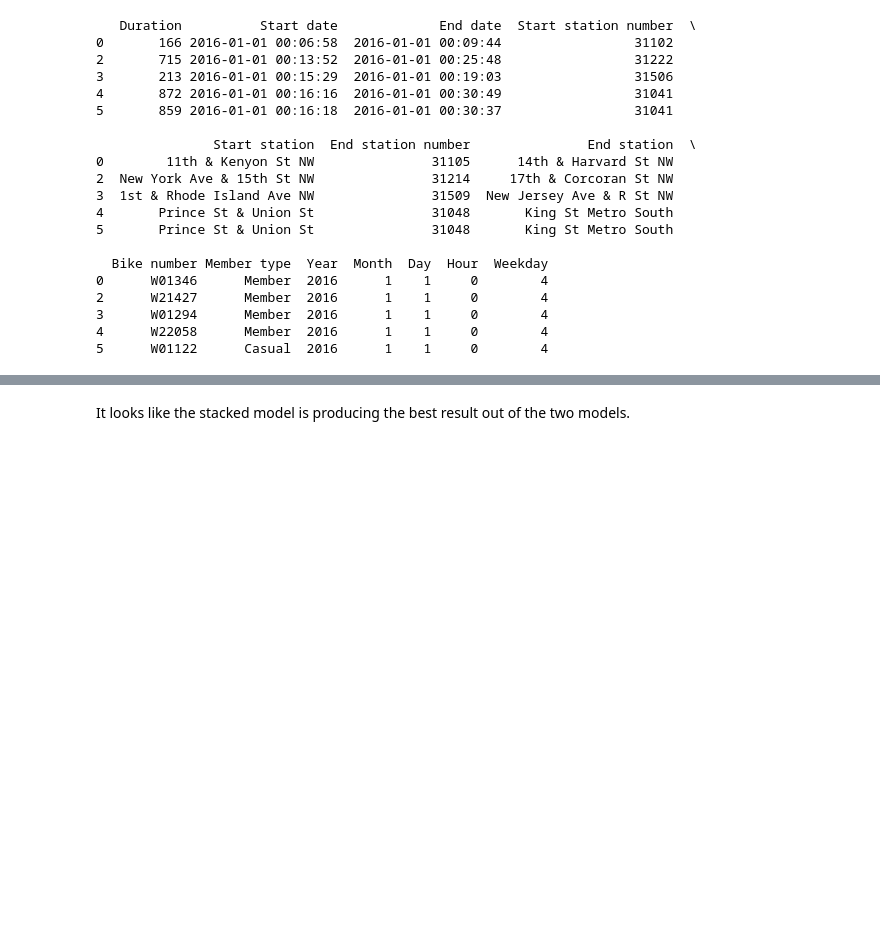
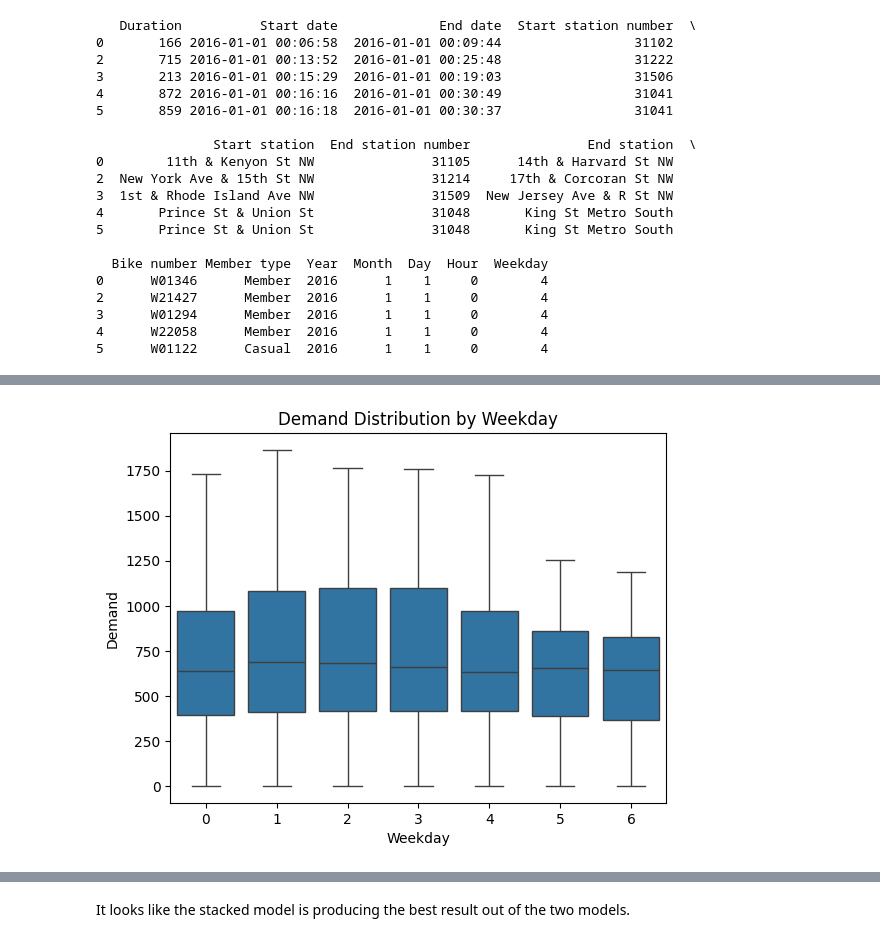
Before and after one commit to coraline1111/UTS-Group-Project, a Jupyter notebook: Group_Project.ipynb, the cells around one changed output, grey strips where cells are left out. Drawn from its saved outputs; the diff is of its cells as text; code cells hidden in the pictures; blank space fills up the shorter version.

```diff
--- a/Group_Project.ipynb
+++ b/Group_Project.ipynb
@@ -386,0 +475,6 @@ filtered_df['Duration (min)'] = filtered_df['Duration'] / 60
+# %%
+sns.boxplot(x='Weekday', y='Demand', data=filtered_df)
+plt.title('Demand Distribution by Weekday')
+plt.show()
+# %% [output]
+[figure, added]
```
Also changed, not shown: parts of 24 cells of this notebook.
